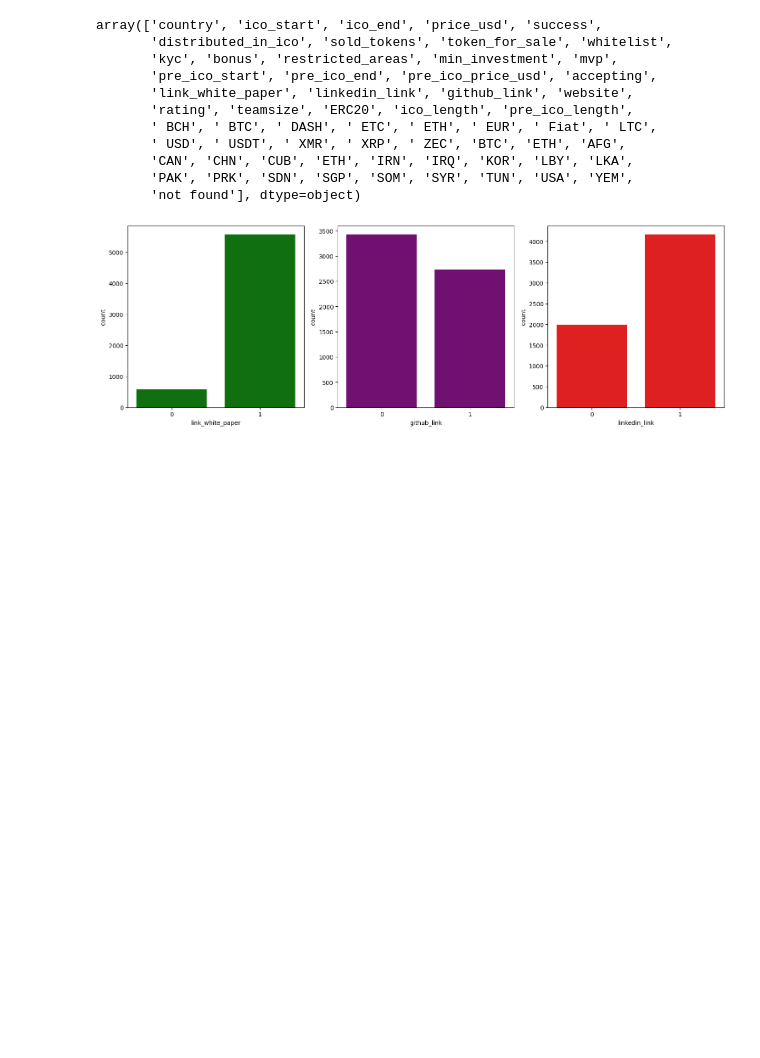
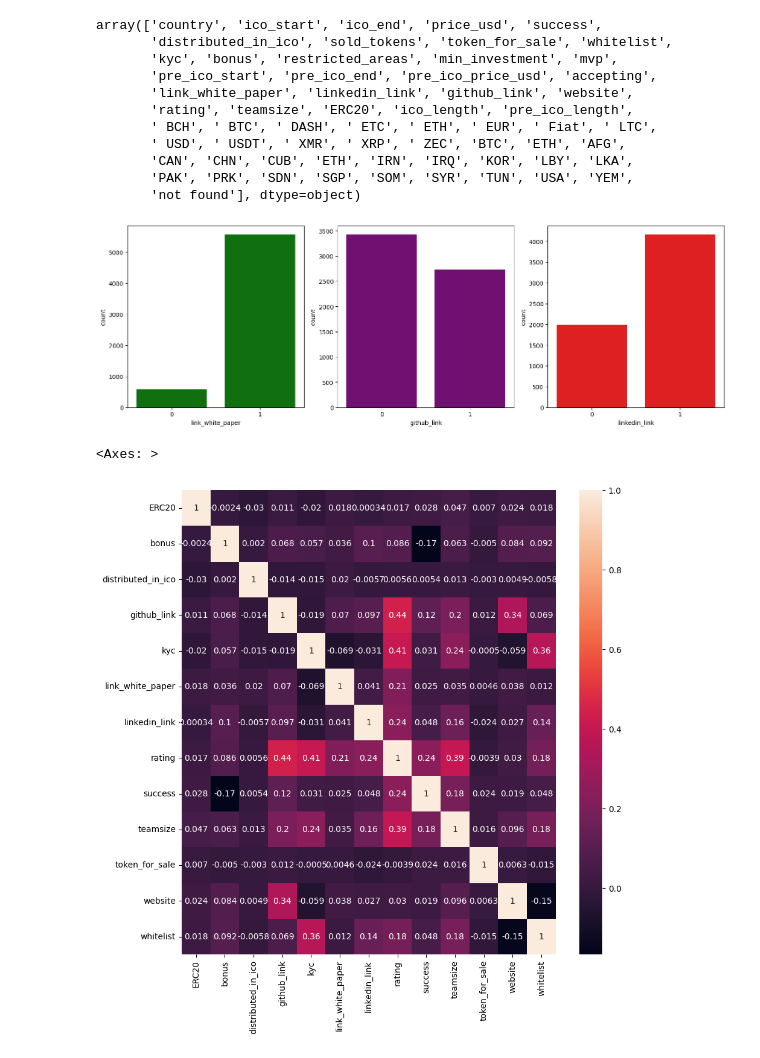
Before and after one commit to wilcockhue/ICO, a Jupyter notebook: ICO.ipynb, the cells around one changed output. Saved outputs shown, nothing was run; the diff lists cells and outputs as text; code cells hidden in the pictures; blank space fills up the shorter version.

```diff
--- a/ICO.ipynb
+++ b/ICO.ipynb
@@ -4,7 +4,7 @@ import numpy as np
 import matplotlib.pyplot as plt
 import seaborn as sns
 # %%
-df = pd.read_csv('LUBS5990M_courseworkData_202425.csv')
+df = pd.read_csv('/Users/wiley/desktop/Machine Learning in Practice/Assessment/LUBS5990M_courseworkData_202425.csv')
 # %%
 df.head()
 # %% [output]
@@ -275,3 +275,18 @@ sns.countplot(data=df, x='linkedin_link', ax=ax[2], color='red')
 plt.tight_layout()
 # %% [output]
 [figure]
+# %%
+def drop_missing_values(df, threshold=0.5):
+    return df.dropna(thresh=threshold * df.shape[0], axis=1)
+df = drop_missing_values(df)
+# %%
+cat_col = df.select_dtypes(include='object').columns
+num_col = df.select_dtypes(include='number').columns
+num_col1 = num_col.intersection(accepting_dummies.columns).to_list()
+num_col2 = num_col.intersection(areas_dummies.columns).to_list()
+num_col = num_col.difference(num_col1).difference(num_col2)
+fig, ax = plt.subplots(figsize=(10,10))
+sns.heatmap(df[num_col].corr(), annot=True, ax=ax)
+# %% [output]
+<Axes: >
+[figure, added]
```
